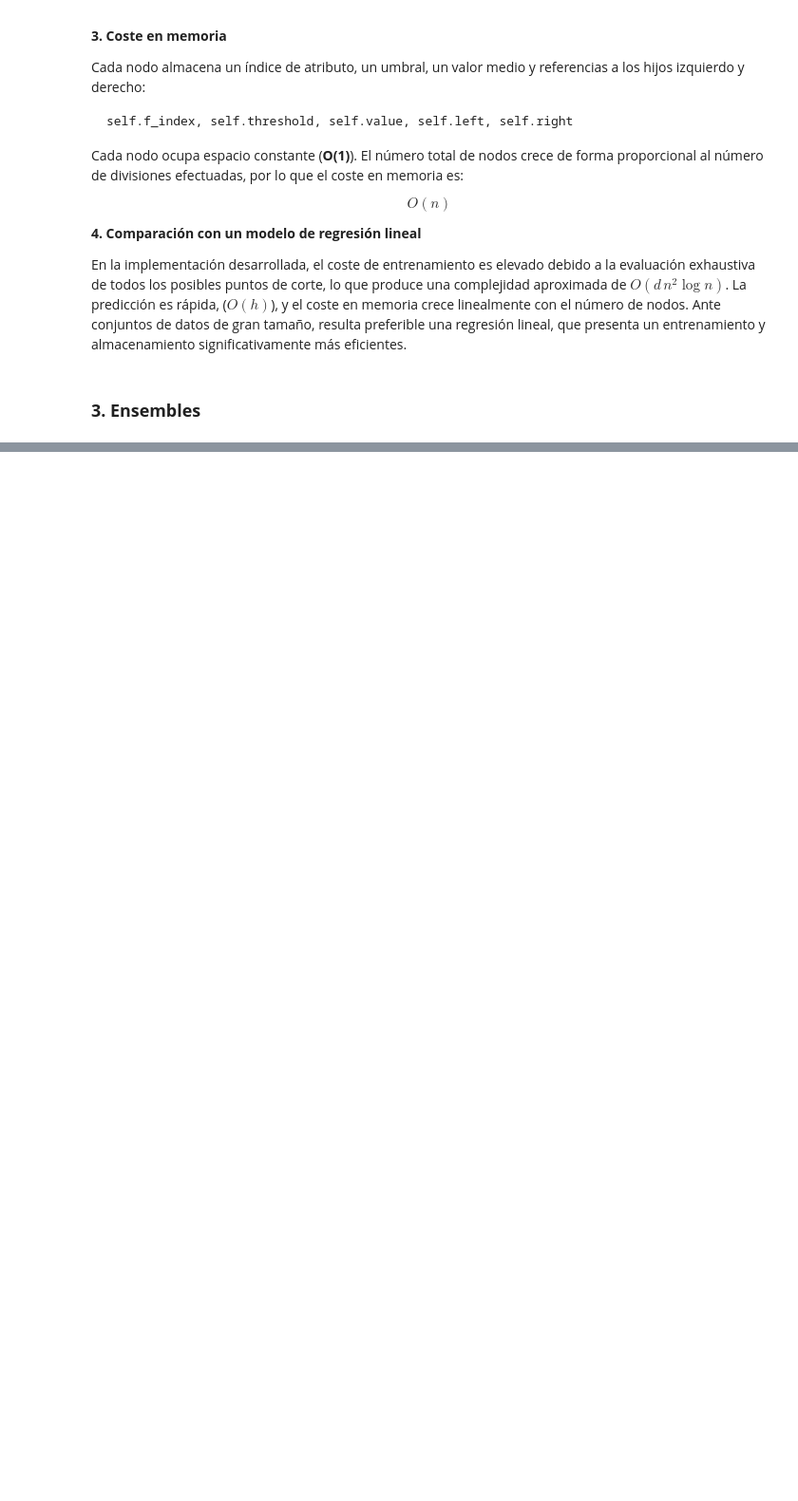
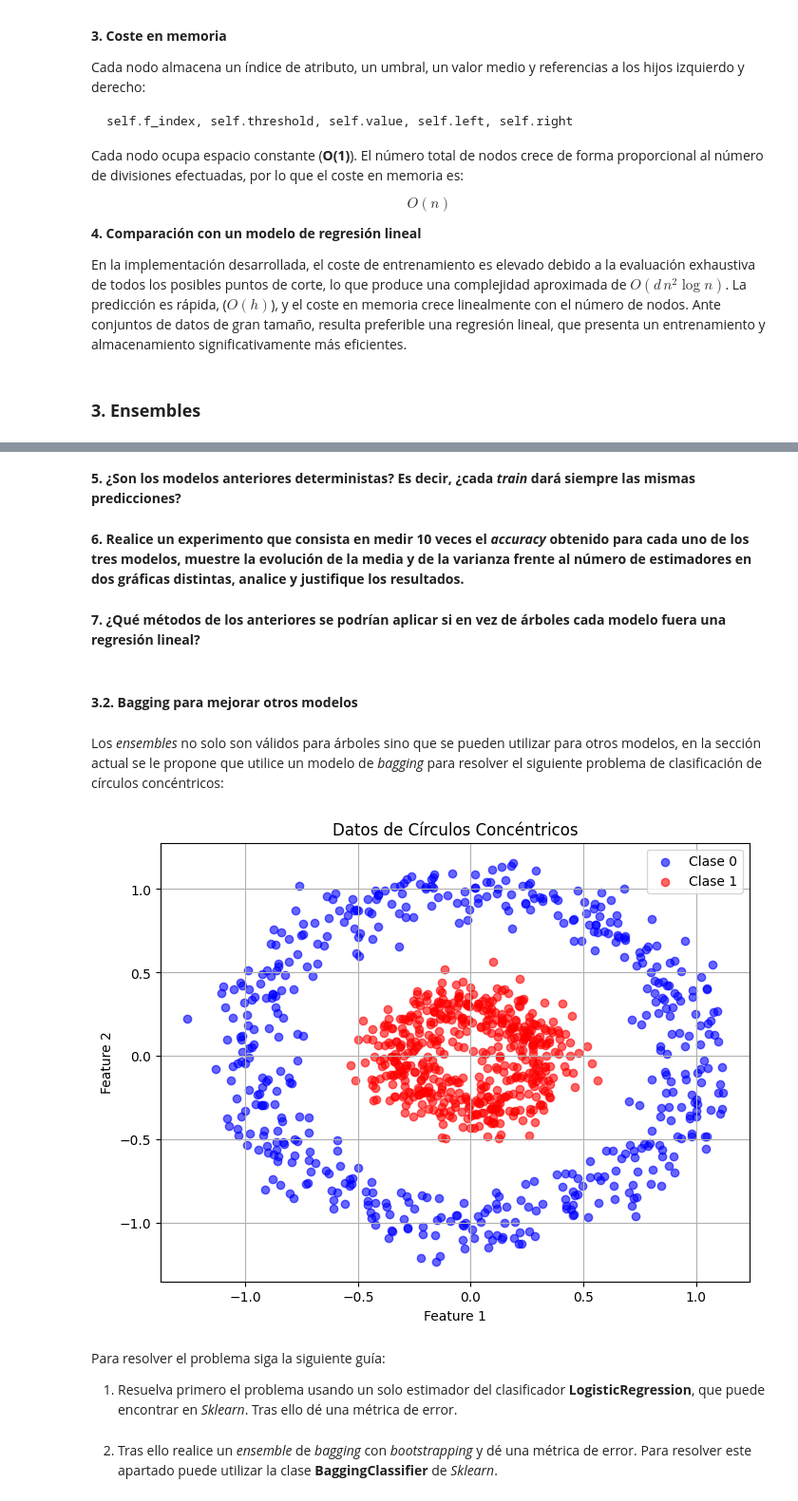
Before and after one commit to leirebernardez/P2-APAUT-II, a Jupyter notebook: soluciones_practica_2.ipynb, the cells around one changed output, grey strips where cells are left out. Shown at 95% size. Cells and saved outputs as stored; diff of their text form; code cells hidden in the pictures; blank space fills up the shorter version.

```diff
--- a/soluciones_practica_2.ipynb
+++ b/soluciones_practica_2.ipynb
@@ -647,0 +661,42 @@ En la implementación desarrollada, el coste de entrenamiento es elevado debido
+# %% [markdown]
+**5. ¿Son los modelos anteriores deterministas? Es decir, ¿cada *train* dará siempre las mismas predicciones?**
+# %% [markdown]
+**6. Realice un experimento que consista en medir 10 veces el *accuracy* obtenido para cada uno de los tres modelos, muestre la evolución de la media y de la varianza frente al número de estimadores en dos gráficas distintas, analice y justifique los resultados.**
+# %% [markdown]
+
+**7. ¿Qué métodos de los anteriores se podrían aplicar si en vez de árboles cada modelo fuera una regresión lineal?**
+# %% [markdown]
+#### **3.2. Bagging para mejorar otros modelos**
+# %% [markdown]
+Los *ensembles* no solo son válidos para árboles sino que se pueden utilizar para otros modelos, en la sección actual se le propone que utilice un modelo de *bagging* para resolver el siguiente problema de clasificación de círculos concéntricos:
+# %%
+# Paso 1: Generar datos de círculos concéntricos
+X, y = make_circles(n_samples=1000, noise=0.1, factor=0.3, random_state=42)
+
+# Visualizar los datos
+plt.figure(figsize=(8, 6))
+plt.scatter(X[y == 0][:, 0], X[y == 0][:, 1],
+            color='blue', label='Clase 0', alpha=0.6)
+plt.scatter(X[y == 1][:, 0], X[y == 1][:, 1],
+            color='red', label='Clase 1', alpha=0.6)
+plt.title('Datos de Círculos Concéntricos')
+plt.xlabel('Feature 1')
+plt.ylabel('Feature 2')
+plt.legend()
+plt.grid()
+plt.show()
+
+# Paso 2: Dividir el dataset en conjunto de entrenamiento y prueba
+X_train, X_test, y_train, y_test = train_test_split(X, y,
+                                                    test_size=0.5,
+                                                    random_state=42)
+# %% [output]
+[figure, added]
+# %% [markdown]
+
+Para resolver el problema siga la siguiente guía:
+
+1. Resuelva primero el problema usando un solo estimador del clasificador **LogisticRegression**, que puede encontrar en *Sklearn*. Tras ello dé una métrica de error.
+# %% [markdown]
+
+2. Tras ello realice un *ensemble* de *bagging* con *bootstrapping* y dé una métrica de error. Para resolver este apartado puede utilizar la clase **BaggingClassifier** de *Sklearn*.
```
Also changed, not shown: parts of 14 cells of this notebook.
